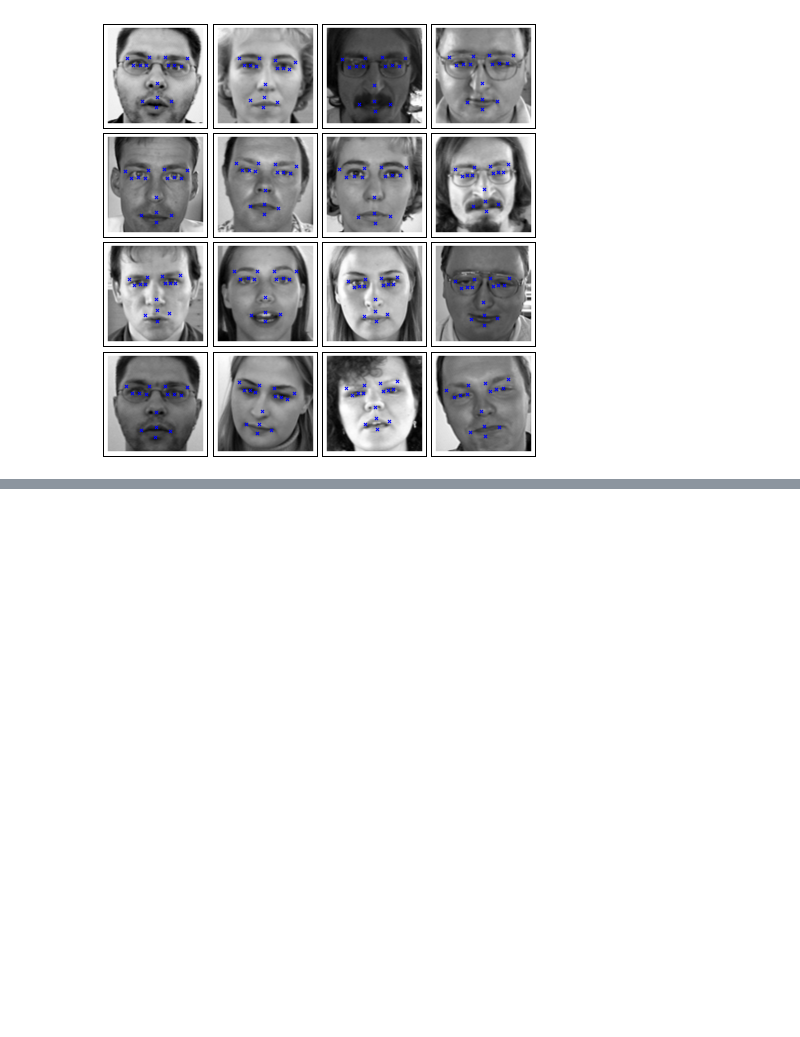
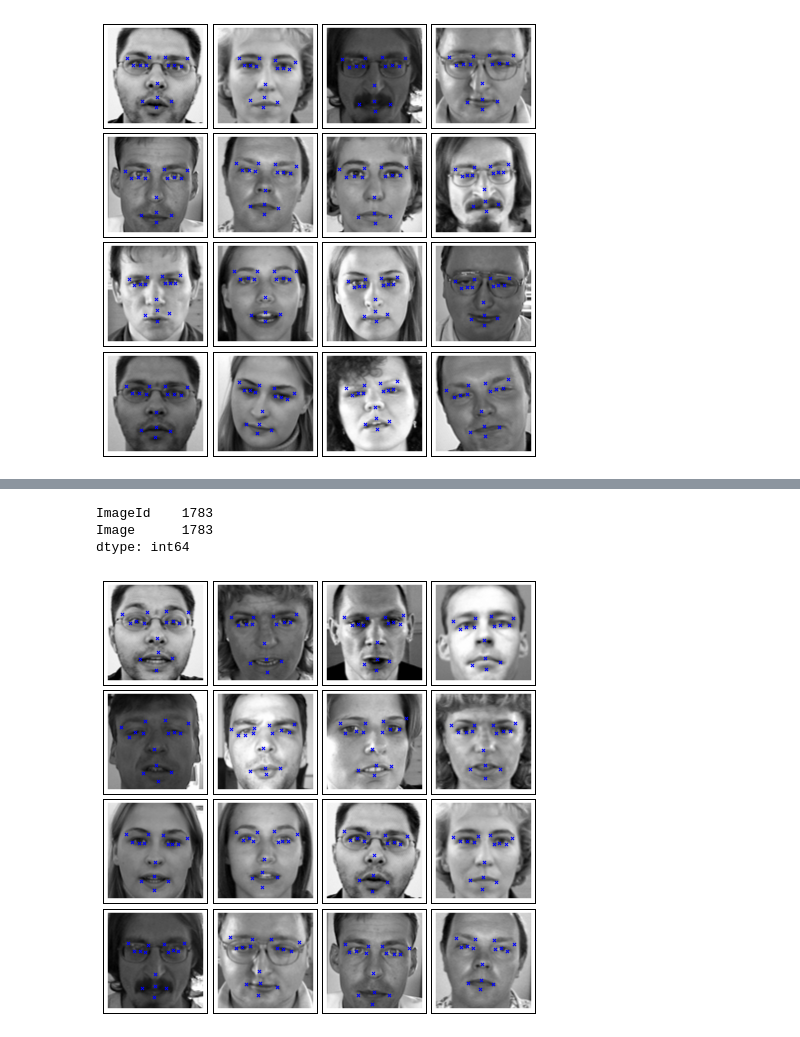
Before and after one commit to mjasek114/w207-Kaggle-Facial-Keypoint-Detection, a Jupyter notebook: Project/Source/James_&_Beth_CNN.ipynb, the cells around one changed output, grey strips where cells are left out. Cells and saved outputs as stored; diff of their text form; code cells hidden in the pictures; blank space fills up the shorter version.

```diff
--- a/Project/Source/James_&_Beth_CNN.ipynb
+++ b/Project/Source/James_&_Beth_CNN.ipynb
@@ -655,0 +773,18 @@ right_eye_outer_corner_y     10000
+# %%
+X, _ = load2d(test=True)
+yp4 = net4.predict(X)
+
+fig = pyplot.figure(figsize=(6, 6))
+fig.subplots_adjust(
+    left=0, right=1, bottom=0, top=1, hspace=0.05, wspace=0.05)
+
+for i in range(16):
+    ax = fig.add_subplot(4, 4, i+1, xticks=[], yticks=[])
+    plot_sample(X[i], yp4[i], ax)
+
+pyplot.show()
+# %% [output]
+ImageId    1783
+Image      1783
+dtype: int64
+[figure, added]
```
Also changed, not shown: parts of 13 cells of this notebook, 5 other files.
